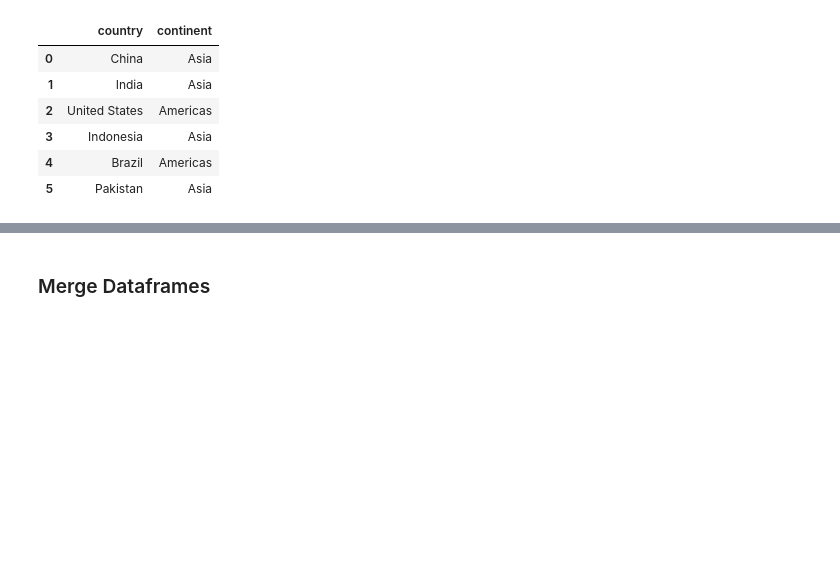
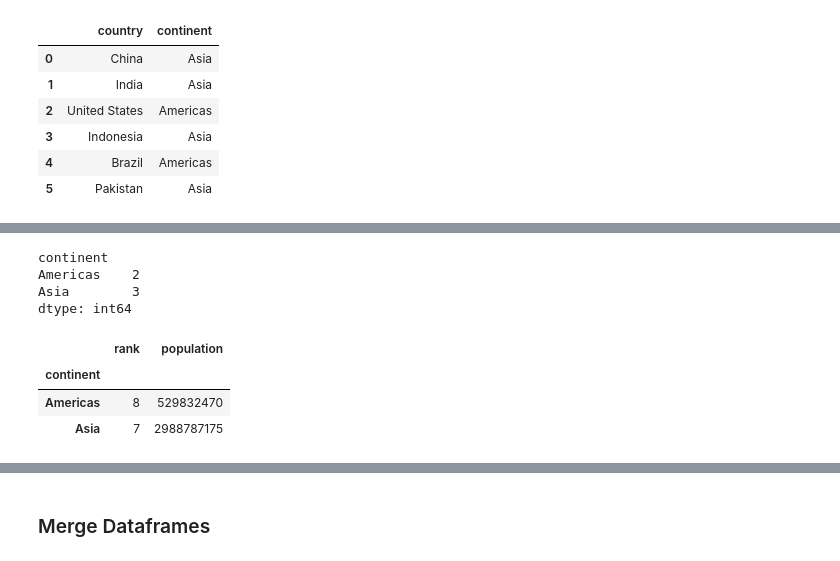
Before and after one commit to hotcode002/Machine-Learning-with-Python, a Jupyter notebook: week_1_basics/day_4_ml_data_structures_1/notebooks/pandas.ipynb, the cells around one changed output, grey strips where cells are left out. Cells and saved outputs as stored; diff of their text form; code cells hidden in the pictures; blank space fills up the shorter version.

```diff
--- a/week_1_basics/day_4_ml_data_structures_1/notebooks/pandas.ipynb
+++ b/week_1_basics/day_4_ml_data_structures_1/notebooks/pandas.ipynb
@@ -596,0 +633,14 @@ df_new
+# %%
+df_small.groupby("continent").size()
+# %% [output]
+continent
+Americas    2
+Asia        3
+dtype: int64
+# %%
+df_small.groupby("continent").sum()
+# %% [output]
+|  | rank | population |
+| continent |  |  |
+| Americas | 8 | 529832470 |
+| Asia | 7 | 2988787175 |
```
Also changed, not shown: parts of 10 cells of this notebook, 2 other files.
